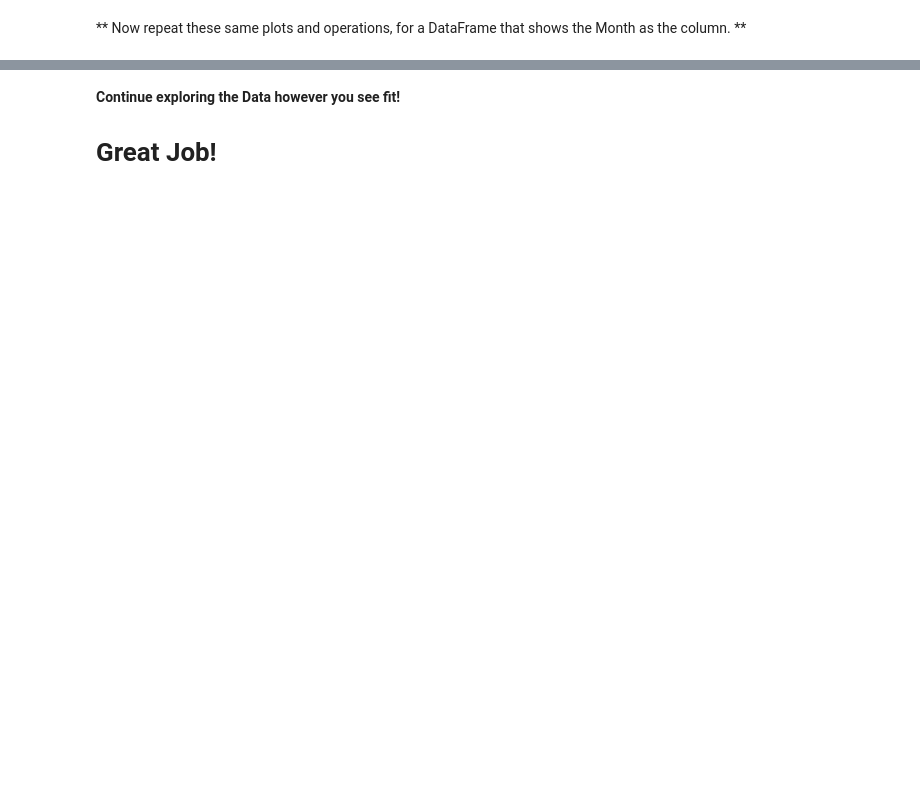
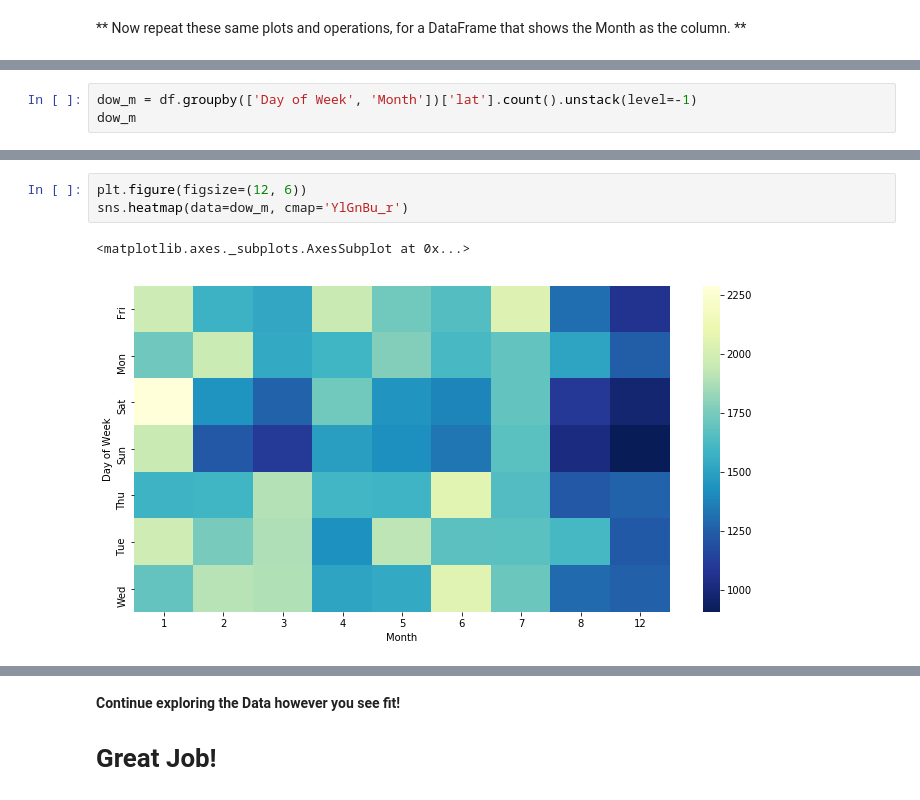
Before and after one commit to handsome005/Data-Science-Bootcamp, a Jupyter notebook: Data-Capstone-Projects/911 Calls Data Capstone Project .ipynb, the cells around one changed output, grey strips where cells are left out. Drawn from its saved outputs; the diff is of its cells as text; blank space fills up the shorter version.

```diff
--- a/Data-Capstone-Projects/911 Calls Data Capstone Project .ipynb
+++ b/Data-Capstone-Projects/911 Calls Data Capstone Project .ipynb
@@ -299,0 +288,3 @@ df.pivot_table(values='passengers',index='month',columns='year')
+# %%
+dow_m = df.groupby(['Day of Week', 'Month'])['lat'].count().unstack(level=-1)
+dow_m
@@ -299,0 +301,6 @@ df.pivot_table(values='passengers',index='month',columns='year')
+# %%
+plt.figure(figsize=(12, 6))
+sns.heatmap(data=dow_m, cmap='YlGnBu_r')
+# %% [output]
+<matplotlib.axes._subplots.AxesSubplot at 0x...>
+[figure, added]
```
Also changed, not shown: parts of 13 cells of this notebook.
